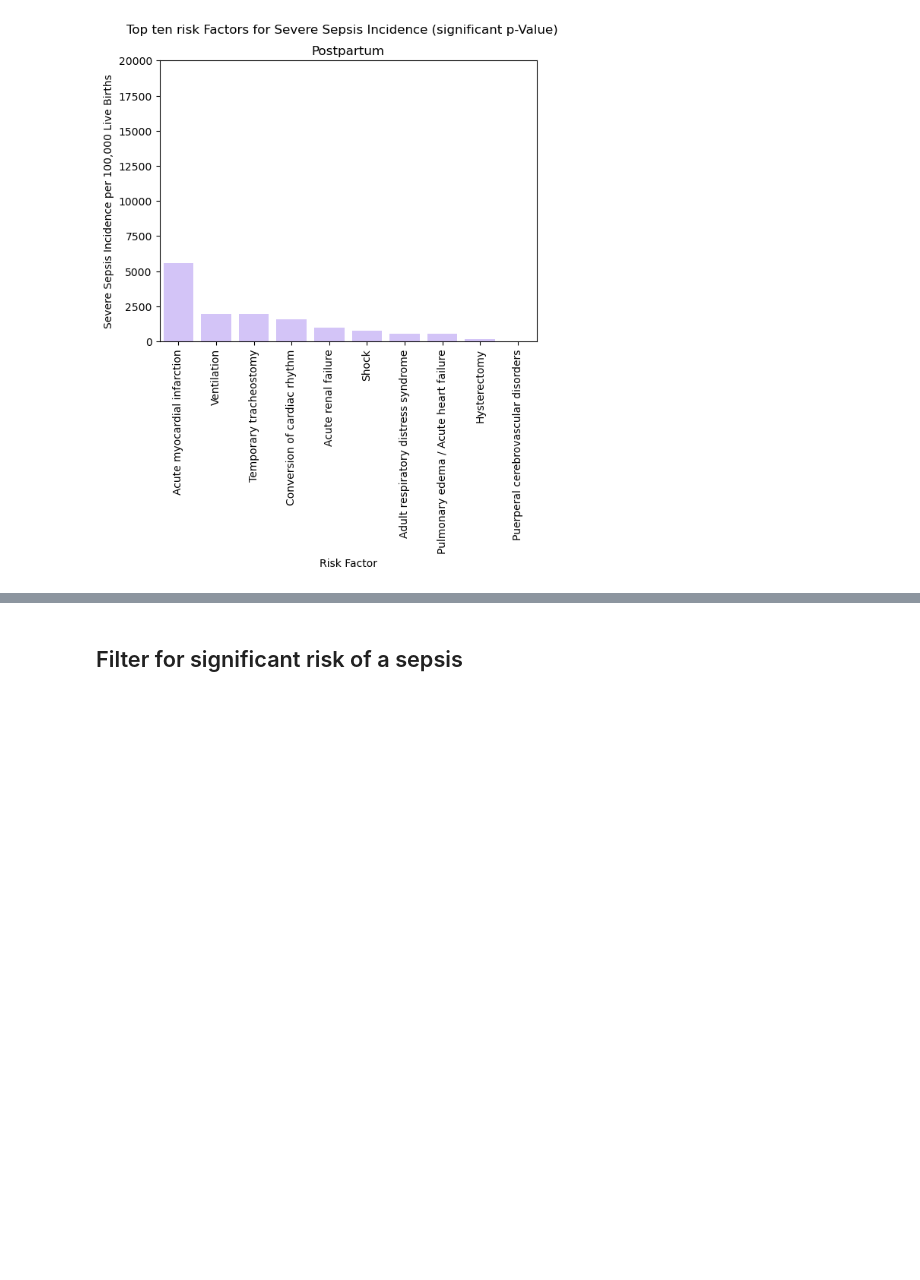
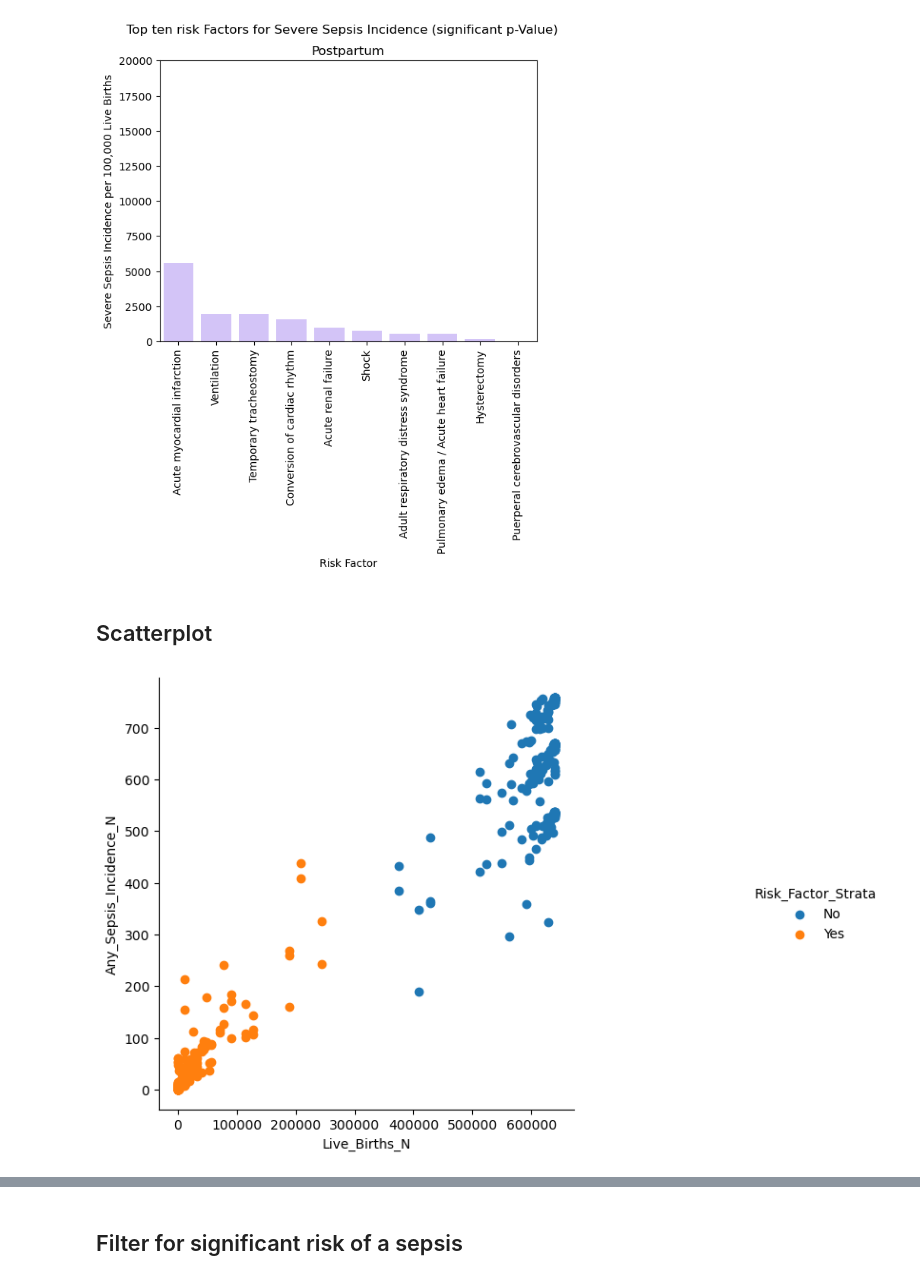
Before and after one commit to laurahagg/Data_Scientist_Capstone_Project, a Jupyter notebook: Sepsis.ipynb, the cells around one changed output, grey strips where cells are left out. Drawn from its saved outputs; the diff is of its cells as text; code cells hidden in the pictures; blank space fills up the shorter version.

```diff
--- a/Sepsis.ipynb
+++ b/Sepsis.ipynb
@@ -239,6 +206,8 @@ So I decided to remove one of these risk factors, so they are not twice in the d
 risk_yes = df_clean[df_clean['Risk_Factor_Strata'] == 'Yes']
 
 risk_no = df_clean[df_clean['Risk_Factor_Strata'] == 'No']
+
+risk_yes_no = df_clean[df_clean['Risk_Factor_Strata'].isin(['No', 'Yes'])]
 # %% [markdown]
 ## Analysis
 # %%
@@ -922,3 +909,16 @@ risk_factor_significant(list_significant_any_risk_postpartum,
                         p_value = 'Severe_Sepsis_p-value')
 # %% [output]
 [figure]
+# %% [markdown]
+## Scatterplot
+# %%
+g = sns.FacetGrid(data=risk_yes_no, hue='Risk_Factor_Strata')
+g.map(plt.scatter, 'Live_Births_N', 'Any_Sepsis_Incidence_N')
+g.add_legend()
+
+# Größe des Plots anpassen
+g.fig.set_size_inches(10, 6)
+
+plt.show()
+# %% [output]
+[figure, added]
```
Also changed, not shown: parts of 23 cells of this notebook, 1 other file.
